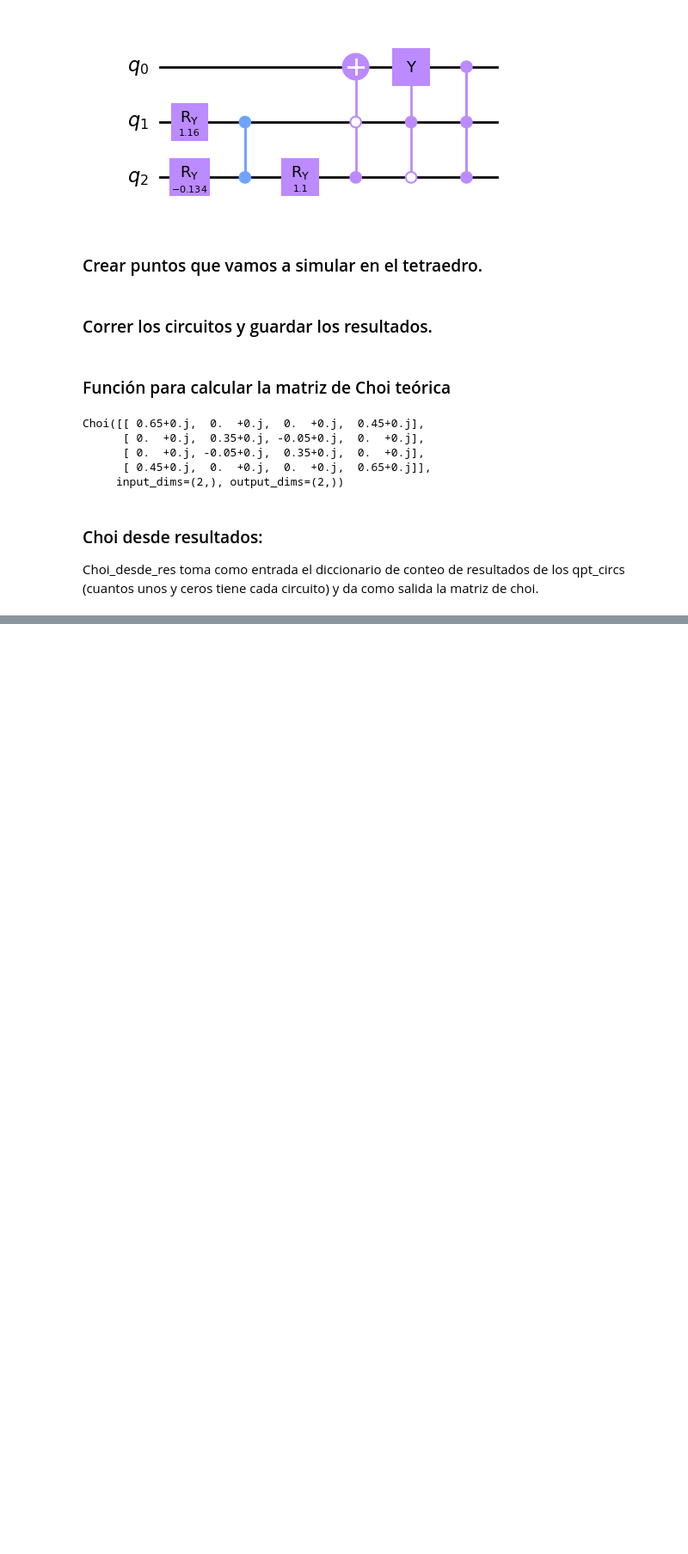
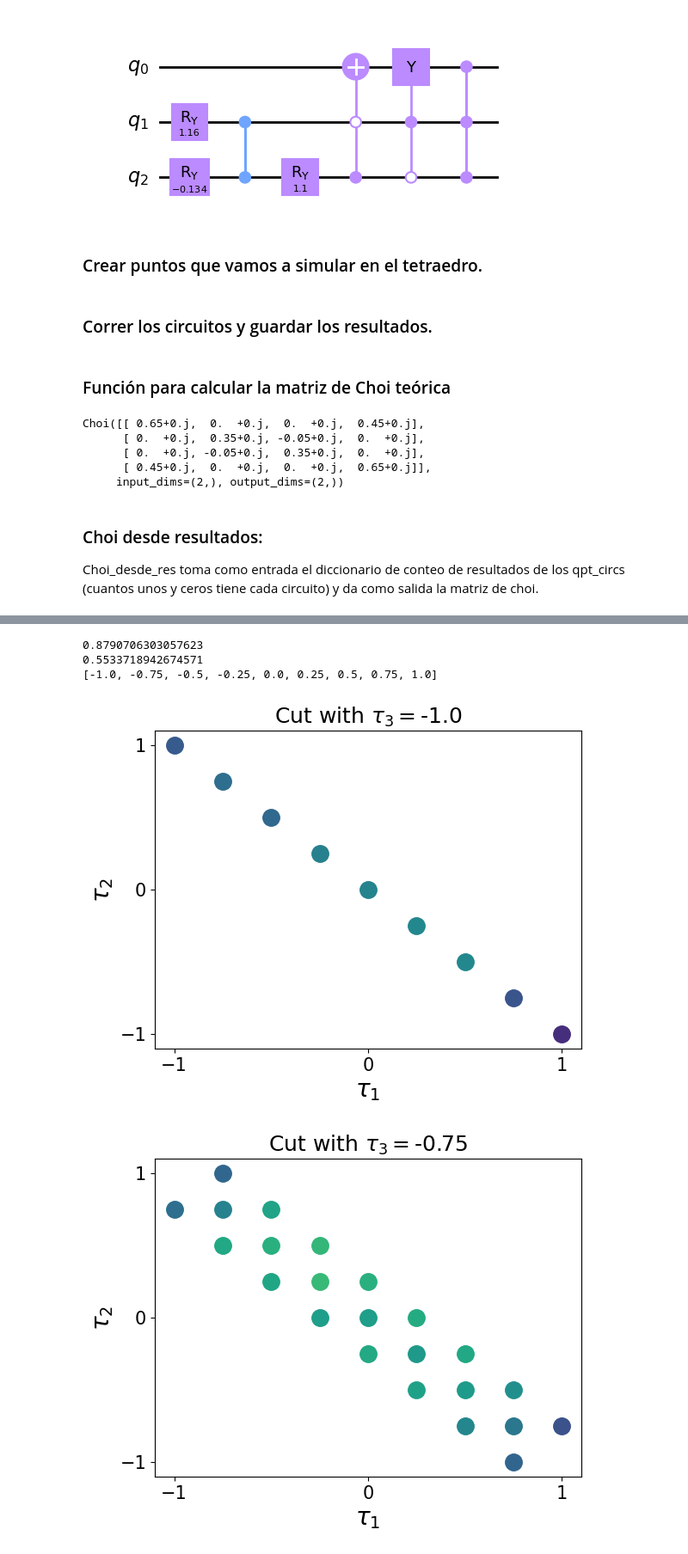
Before and after one commit to tbasile/Una-Rotacion-Parametrizada, a Jupyter notebook: Codigo/Fidelidades-Canales-Pauli.ipynb, the cells around one changed output, grey strips where cells are left out. Shown at 86% size. Drawn from its saved outputs; the diff is of its cells as text; code cells hidden in the pictures; blank space fills up the shorter version.

```diff
--- a/Codigo/Fidelidades-Canales-Pauli.ipynb
+++ b/Codigo/Fidelidades-Canales-Pauli.ipynb
@@ -442,0 +449,64 @@ RuntimeError: No mappable was found to use for colorbar creation. First define a
+# %%
+%matplotlib inline
+
+
+file = open('Resultados/ibmq_lima-9puntos/fidelidades_diam.csv')
+csvreader = csv.reader(file)
+xs = []
+ys = []
+zs = []
+four= []
+trio=[]
+color = []
+for row in csvreader:
+    if row[0] == 'lambda1':
+        continue
+    xs.append(float(row[0]))
+    ys.append(float(row[1]))
+    zs.append(float(row[2]))
+    trio.append([float(row[0]),float(row[1]),float(row[2]),
+                 cm.viridis_r((float(row[3])-0.55337)/(0.87907-0.55337))])
+    four.append(float(row[3]))
+
+print(max(four))
+print(min(four))
+
+setz = sorted(set(zs))
+print(setz)
+i=1
+
+for z in setz:
+    fig = plt.figure()
+
+    for obj in trio:
+        if z == obj[2]:
+            plt.plot(obj[0],obj[1],marker='o',c=obj[3],markersize=14)
+
+    plt.xticks([-1,0,1],fontsize=15)
+    plt.yticks([-1,0,1],fontsize=15)
+    plt.xlabel(r"$\tau_1$",fontsize=20)
+    plt.ylabel(r"$\tau_2$",fontsize=20)
+
+    plt.xlim([-1.1,1.1])
+    plt.ylim([-1.1,1.1])
+
+
+    plt.title(r'Cut with $\tau_3 = $' + str(np.around(z,3)),fontsize=18)
+
+    colmap = cm.ScalarMappable(cmap=cm.viridis_r)
+    colmap.set_array(four)
+
+#     cb = fig.colorbar(colmap)
+#     cb.ax.tick_params(labelsize=10)
+
+#     cb.ax.set_title("$p_{succ}$",fontsize=18)
+
+#     plt.savefig('imagenes-tetra/'+'Corte ' + 'z cte'+str(i)+'.png')
+    plt.show()
+    i+=1
+# %% [output]
+0.8790706303057623
+0.5533718942674571
+[-1.0, -0.75, -0.5, -0.25, 0.0, 0.25, 0.5, 0.75, 1.0]
+[figure, added]
+[figure, added]
```
Also changed, not shown: parts of 4 cells of this notebook, 28 other files.
